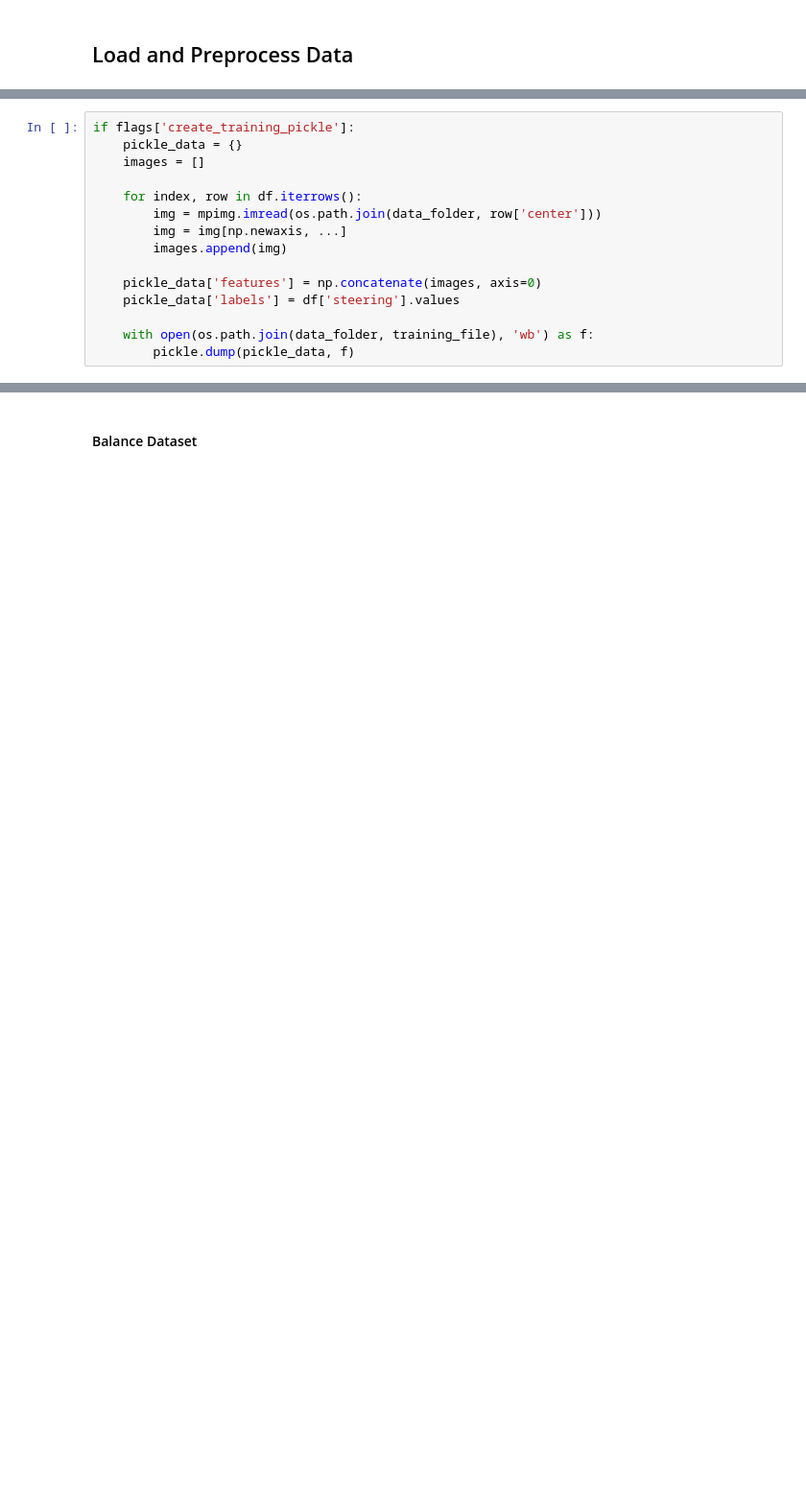
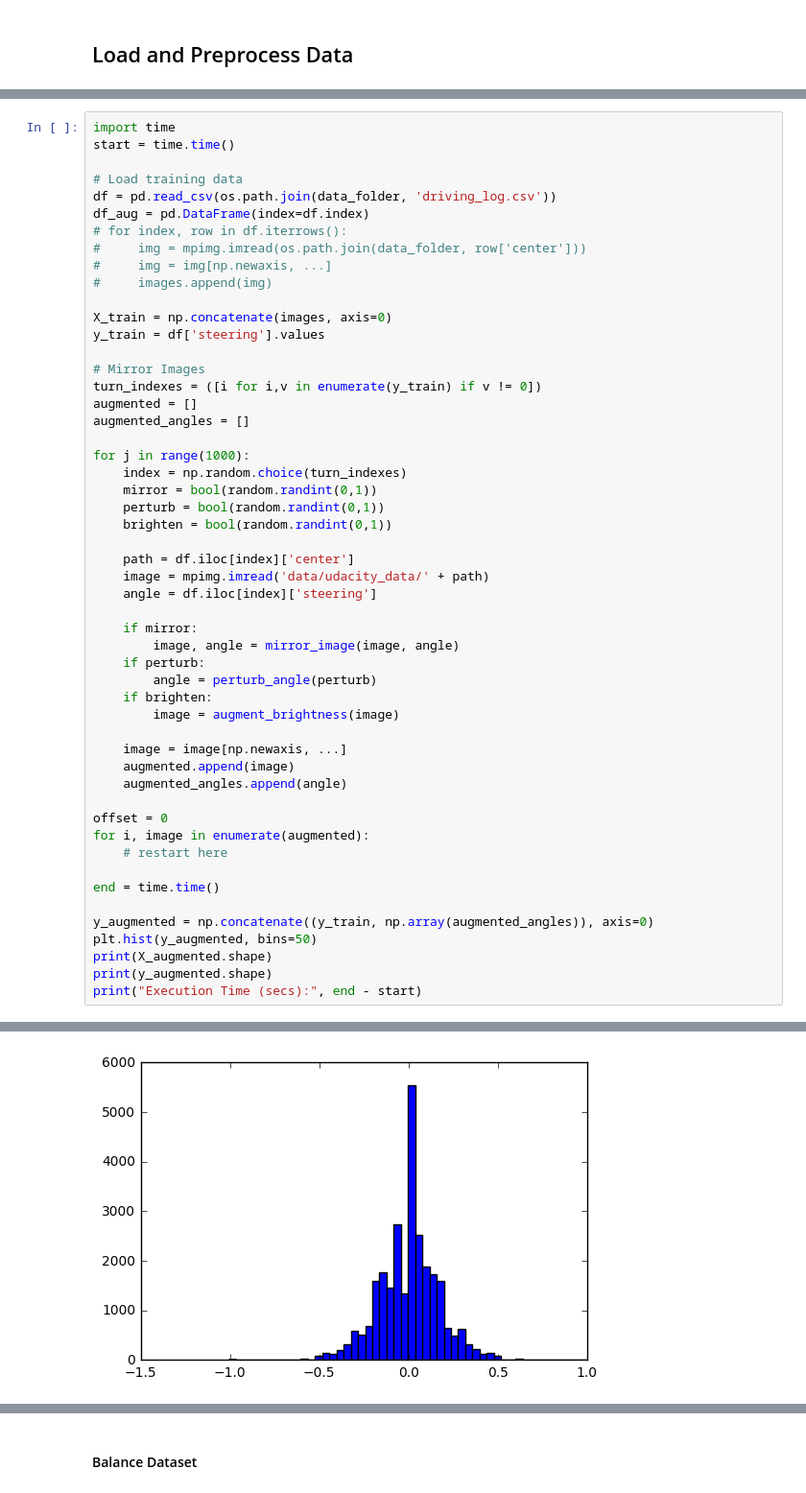
Before and after one commit to k26dr/behavioral_cloning, a Jupyter notebook: Behavioral Cloning.ipynb, the cells around one changed output, grey strips where cells are left out. Shown at 96% size. Cells and saved outputs as stored; diff of their text form; blank space fills up the shorter version.

```diff
--- a/Behavioral Cloning.ipynb
+++ b/Behavioral Cloning.ipynb
@@ -40,18 +42,3 @@ df.head()
 | 2 | IMG/center_2016_12_01_13_31_12_93... | IMG/left_2016_12_01_13_31_12_937.jpg | IMG/right_2016_12_01_13_31_12_937... | 0.0 | 0.0 | 0.0 | 1.453011 |
 | 3 | IMG/center_2016_12_01_13_31_13_03... | IMG/left_2016_12_01_13_31_13_037.jpg | IMG/right_2016_12_01_13_31_13_037... | 0.0 | 0.0 | 0.0 | 1.438419 |
 | 4 | IMG/center_2016_12_01_13_31_13_17... | IMG/left_2016_12_01_13_31_13_177.jpg | IMG/right_2016_12_01_13_31_13_177... | 0.0 | 0.0 | 0.0 | 1.418236 |
-# %%
-if flags['create_training_pickle']:
-    pickle_data = {}
-    images = []
-
-    for index, row in df.iterrows():
-        img = mpimg.imread(os.path.join(data_folder, row['center']))
-        img = img[np.newaxis, ...]
-        images.append(img)
-
-    pickle_data['features'] = np.concatenate(images, axis=0)
-    pickle_data['labels'] = df['steering'].values
-
-    with open(os.path.join(data_folder, training_file), 'wb') as f:
-        pickle.dump(pickle_data, f)
@@ -69,0 +71,53 @@ np.min(y_train), np.mean(y_train), np.median(y_train), np.max(y_train)
+# %%
+import time
+start = time.time()
+
+# Load training data
+df = pd.read_csv(os.path.join(data_folder, 'driving_log.csv'))
+df_aug = pd.DataFrame(index=df.index)
+# for index, row in df.iterrows():
+#     img = mpimg.imread(os.path.join(data_folder, row['center']))
+#     img = img[np.newaxis, ...]
+#     images.append(img)
+
+X_train = np.concatenate(images, axis=0)
+y_train = df['steering'].values
+
+# Mirror Images
+turn_indexes = ([i for i,v in enumerate(y_train) if v != 0])
+augmented = []
+augmented_angles = []
+
+for j in range(1000):
+    index = np.random.choice(turn_indexes)
+    mirror = bool(random.randint(0,1))
+    perturb = bool(random.randint(0,1))
+    brighten = bool(random.randint(0,1))
+
+    path = df.iloc[index]['center']
+    image = mpimg.imread('data/udacity_data/' + path)
+    angle = df.iloc[index]['steering']
+
+    if mirror:
+        image, angle = mirror_image(image, angle)
+    if perturb:
+        angle = perturb_angle(perturb)
+    if brighten:
+        image = augment_brightness(image)
+
+    image = image[np.newaxis, ...]
+    augmented.append(image)
+    augmented_angles.append(angle)
+
+offset = 0
+for i, image in enumerate(augmented):
+    # restart here
+
+end = time.time()
+
+y_augmented = np.concatenate((y_train, np.array(augmented_angles)), axis=0)
+plt.hist(y_augmented, bins=50)
+print(X_augmented.shape)
+print(y_augmented.shape)
+print("Execution Time (secs):", end - start)
+# %% [output]
@@ -69,0 +127 @@ np.min(y_train), np.mean(y_train), np.median(y_train), np.max(y_train)
+[figure, added]
```
Also changed, not shown: parts of 18 cells of this notebook.
